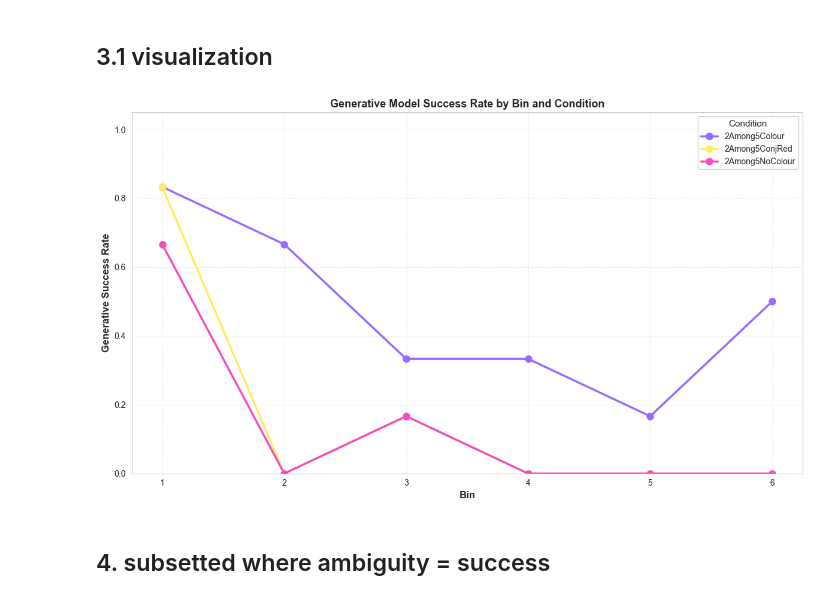
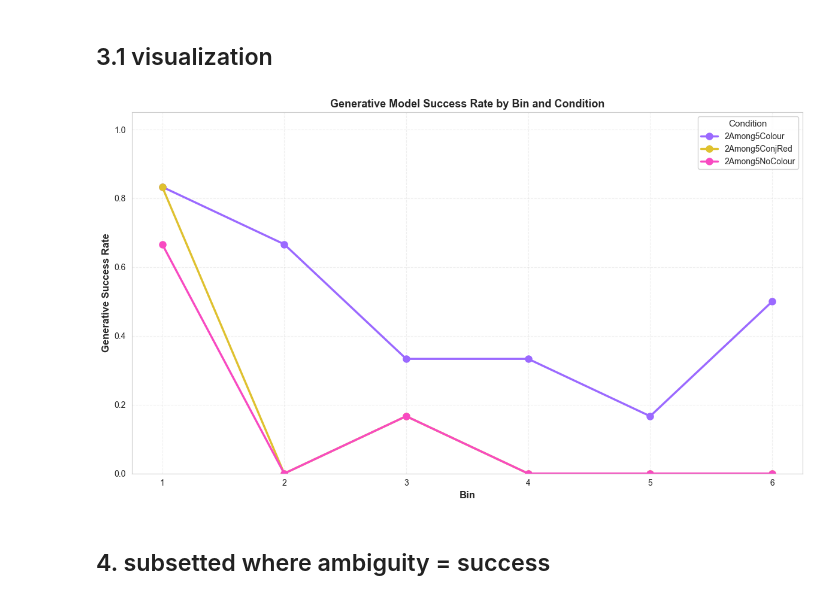
Before and after one commit to emmalerichter/VisualSearchLLM, a Jupyter notebook: Analysis/Veo_Descriptive_Analysis.ipynb, the cells around one changed output. Cells and saved outputs as stored; diff of their text form; code cells hidden in the pictures.

```diff
--- a/Analysis/Veo_Descriptive_Analysis.ipynb
+++ b/Analysis/Veo_Descriptive_Analysis.ipynb
@@ -242,7 +284,7 @@ generative_success = veo_data.groupby(['condition', 'bin_y'])['success'].agg(
     ['mean', 'sum', 'count', 'std']
 ).reset_index()
 
-generative_success.columns = ['condition', 'bin', 'generative_success', 'n_success', 'n_total', 'std_success']
+generative_success.columns = ['condition', 'bin', 'generative_success', 'n_success', 'n_total', 'se_success']
 
 # Calculate 95% CI for each bin-condition combination
 ci_lower = []
@@ -327,7 +369,7 @@ fig, ax = plt.subplots(figsize=(12, 7))
 # Define colors for each condition
 colours = {
     '2Among5Colour': "#9B69FF",
-    '2Among5ConjRed': "#FFED61",
+    '2Among5ConjRed': "#DFC12F",
     '2Among5NoColour': "#F84AC1",
 
 }
@@ -336,34 +378,34 @@ NoDistractorsExl = generative_success[
     (generative_success['bin'] != 0)
 ]
 # Get unique conditions and bins
 conditions = sorted(NoDistractorsExl['condition'].unique())
 bins = sorted(NoDistractorsExl['bin'].unique())
 
 # Create x-axis labels with bin ranges
 # Assuming bins are numbered 1, 2, 3, etc. representing ranges
 bin_labels = [f"{int(b)}" for b in bins]
 
 # Plot line for each condition
 for condition in conditions:
     condition_data = NoDistractorsExl[NoDistractorsExl['condition'] == condition].sort_values('bin')
     color = colours.get(condition, "#333333")  # Default color if condition not in dict
     ax.plot(condition_data['bin'], condition_data['generative_success'],
             marker='o', linewidth=2.5, markersize=8, label=condition, color=color)
 
 # Formatting
 ax.set_xlabel('Bin', fontsize=12, fontweight='bold')
 ax.set_ylabel('Generative Success Rate', fontsize=12, fontweight='bold')
 ax.set_title('Generative Model Success Rate by Bin and Condition', fontsize=13, fontweight='bold')
 ax.set_xticks(bins)
 ax.set_xticklabels(bin_labels)
 ax.set_ylim([0, 1.05])
 ax.grid(True, alpha=0.3, linestyle='--')
 ax.legend(title='Condition', fontsize=10, title_fontsize=11, loc='best', framealpha=0.9)
 
 plt.tight_layout()
 plt.show()
 # %% [output]
-[figure, old version]
+[figure, new version]
 # %% [markdown]
 ## 4. subsetted where ambiguity = success
 # %%
```
Also changed, not shown: parts of 21 cells of this notebook, 44 other files.
